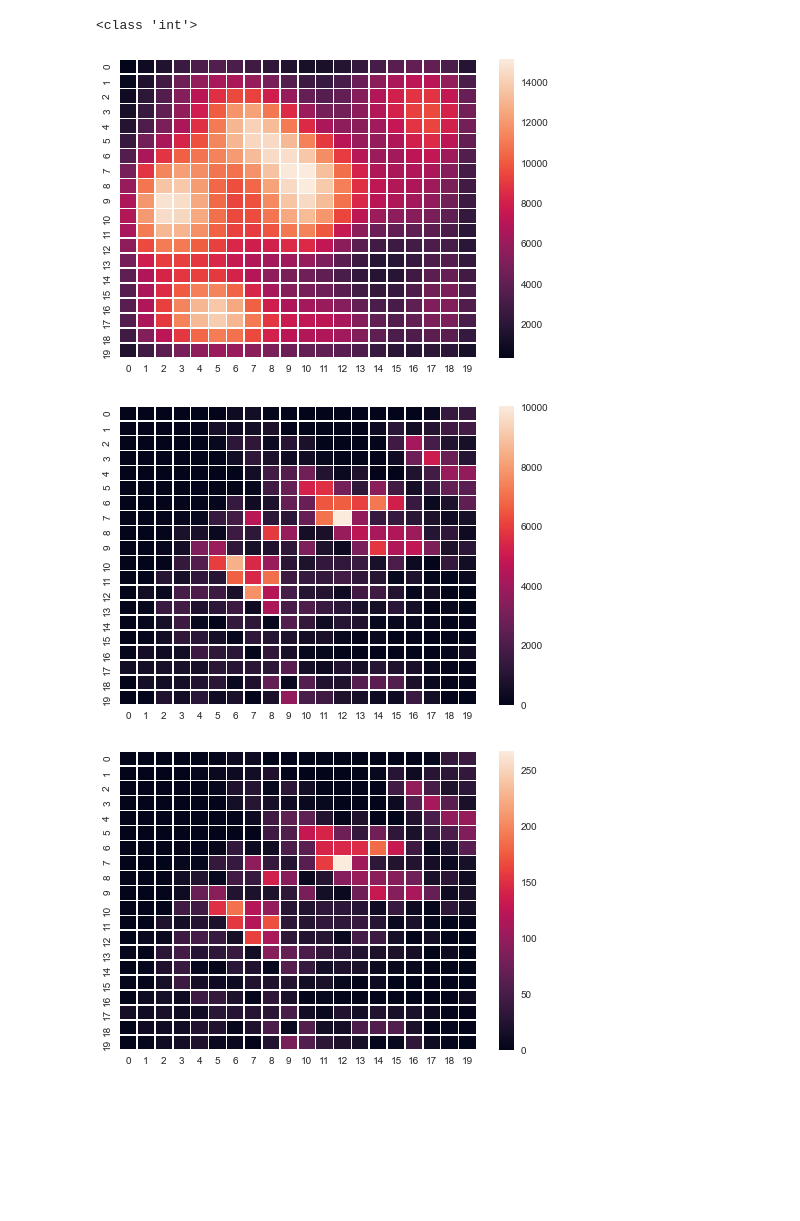
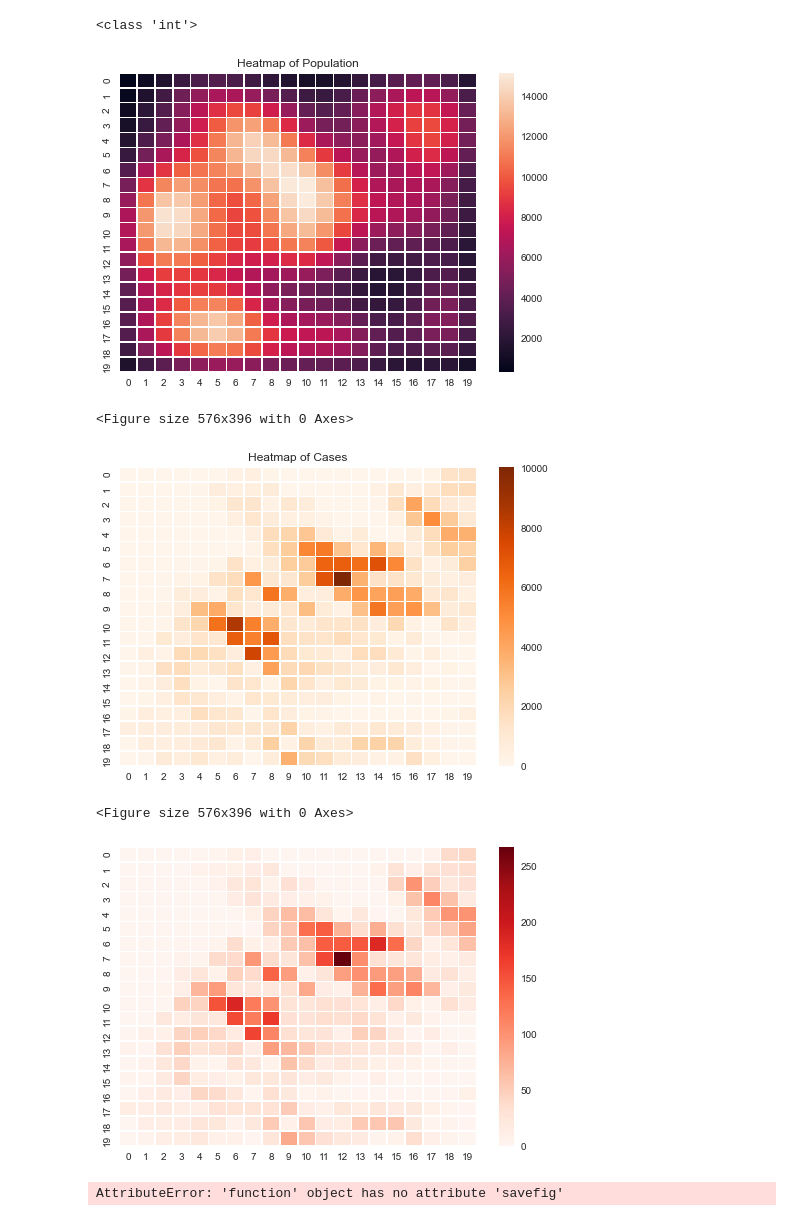
Before and after one commit to North17/Seg-Fault-NPSYPR, a Jupyter notebook: tests.ipynb, the cells around one changed output. Cells and saved outputs as stored; diff of their text form; code cells hidden in the pictures; blank space fills up the shorter version.

Commit message:
obtained pngs for heatmaps of cases, deaths, population

```diff
--- a/tests.ipynb
+++ b/tests.ipynb
@@ -166,24 +166,27 @@ for i in x_axis:
 # %%
 
 
 import numpy as np
 import seaborn as sns
 import matplotlib.pylab as plt
 import pandas as pd
 
 pop = pd.read_csv('given_files\Population.csv')
 
 
 ppl = []
 for i in range(1,21):
     ppl.append(list(pop['Population'][pop['x location'] == i]))
 
 array = np.array(ppl)
 ax = sns.heatmap(array, linewidth = 0.5)
 
+plt.title('Heatmap of Population')
 plt.show()
+plt.savefig("population.png")
 # %% [output]
-[figure, old version]
+[figure, new version]
+<Figure size 576x396 with 0 Axes>
 # %%
 import numpy as np
 import seaborn as sns
@@ -202,10 +205,17 @@ for i in range (1,21):
 coords_cases
 
 cases_array = np.array(coords_cases)
-ax = sns.heatmap(cases_array, linewidth = 0.5)
+ax = sns.heatmap(cases_array, linewidth = 0.5,cmap = "Oranges")
+
+plt.title("Heatmap of Cases")
 plt.show()
+plt.savefig("cases.png")
+
+#Oranges_r
+#PuOr_r
 # %% [output]
-[figure, old version]
+[figure, new version]
+<Figure size 576x396 with 0 Axes>
 # %%
 import numpy as np
 import seaborn as sns
@@ -224,7 +234,11 @@ for i in range (1,21):
 coords_cases
 
 deaths_array = np.array(coords_deaths)
-ax = sns.heatmap(deaths_array, linewidth = 0.5)
+ax = sns.heatmap(deaths_array, linewidth = 0.5, cmap = 'Reds')
 plt.show()
+
+figure = ax.get_figure()
+figure.savefig('deaths.png')
 # %% [output]
-[figure, old version]
+[figure, new version]
+AttributeError: 'function' object has no attribute 'savefig'
```
Also changed, not shown: 3 other files.
